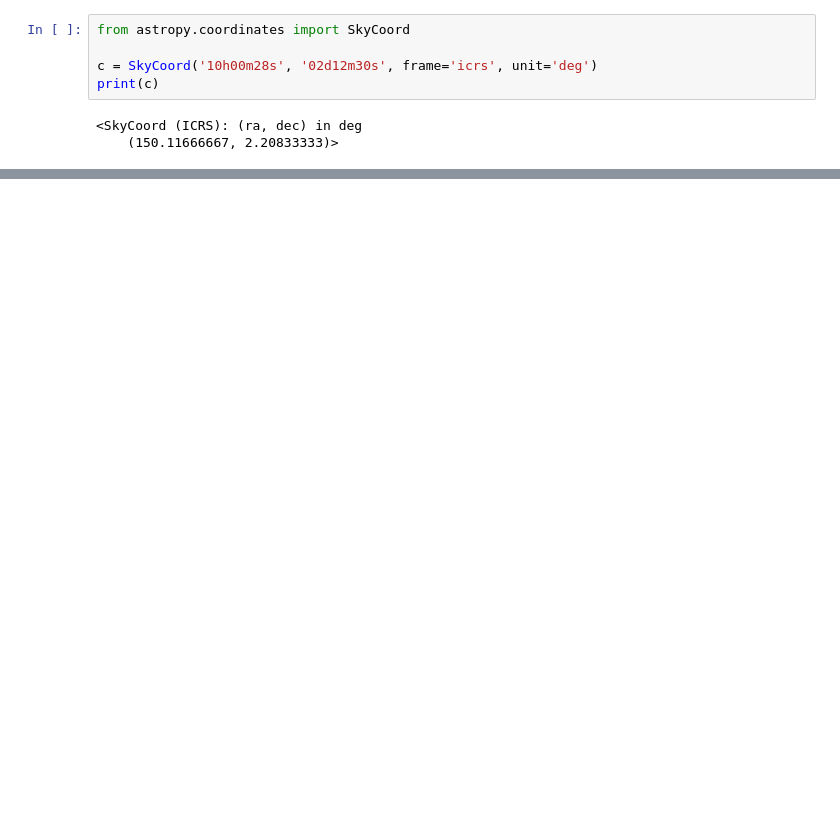
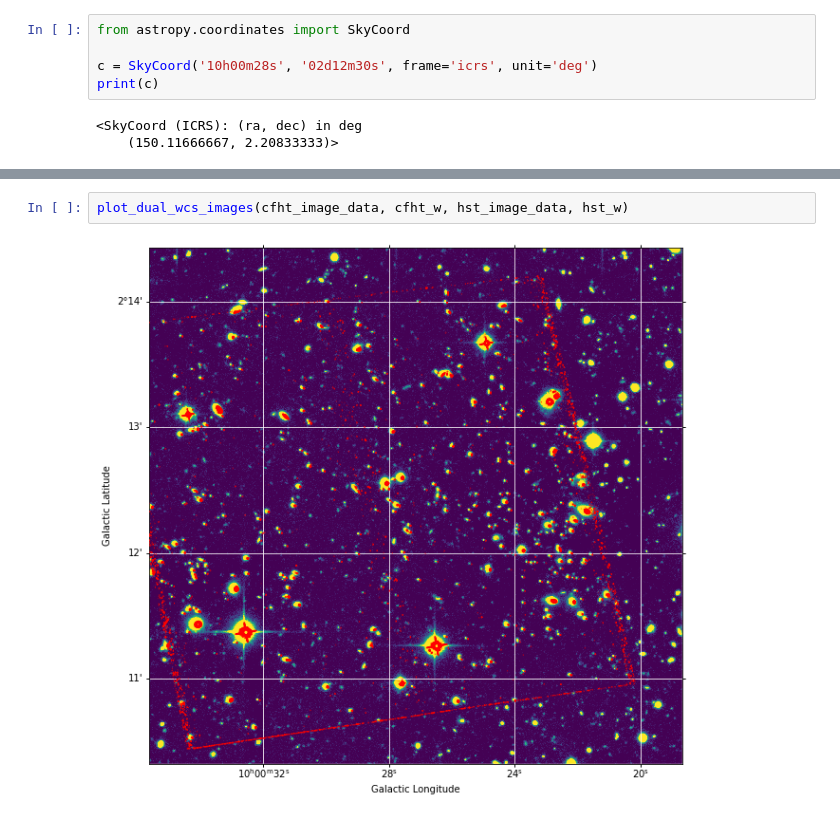
Before and after one commit to ellieb/astroquery_tutorial, a Jupyter notebook: astroquery_example_v1.ipynb, the cells around one changed output, grey strips where cells are left out. Drawn from its saved outputs; the diff is of its cells as text; blank space fills up the shorter version.

```diff
--- a/astroquery_example_v1.ipynb
+++ b/astroquery_example_v1.ipynb
@@ -303,0 +431,4 @@ Now, lets try and use a cutout!
+# %%
+plot_dual_wcs_images(cfht_image_data, cfht_w, hst_image_data, hst_w)
+# %% [output]
+[figure, added]
```
Also changed, not shown: parts of 52 cells of this notebook.
